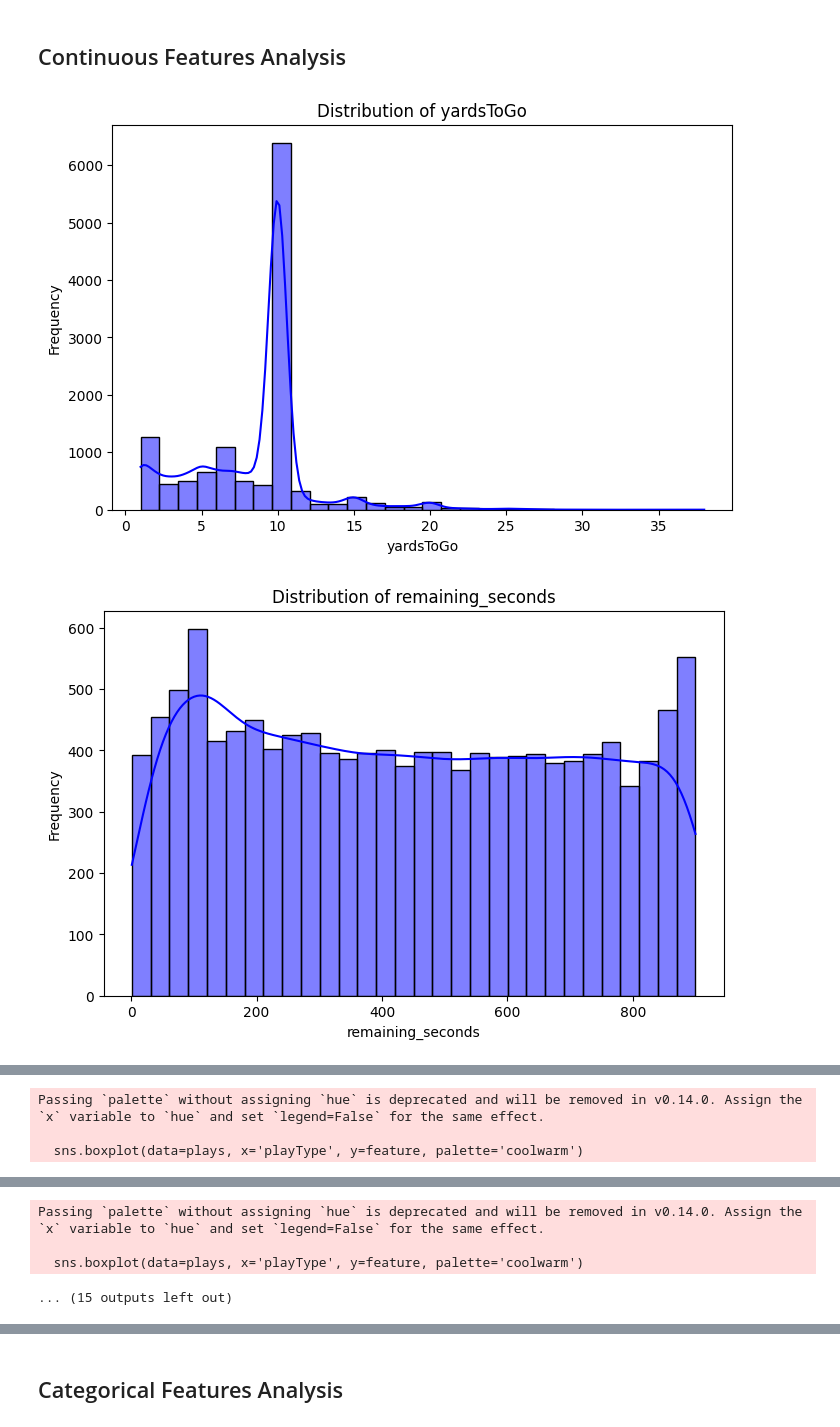
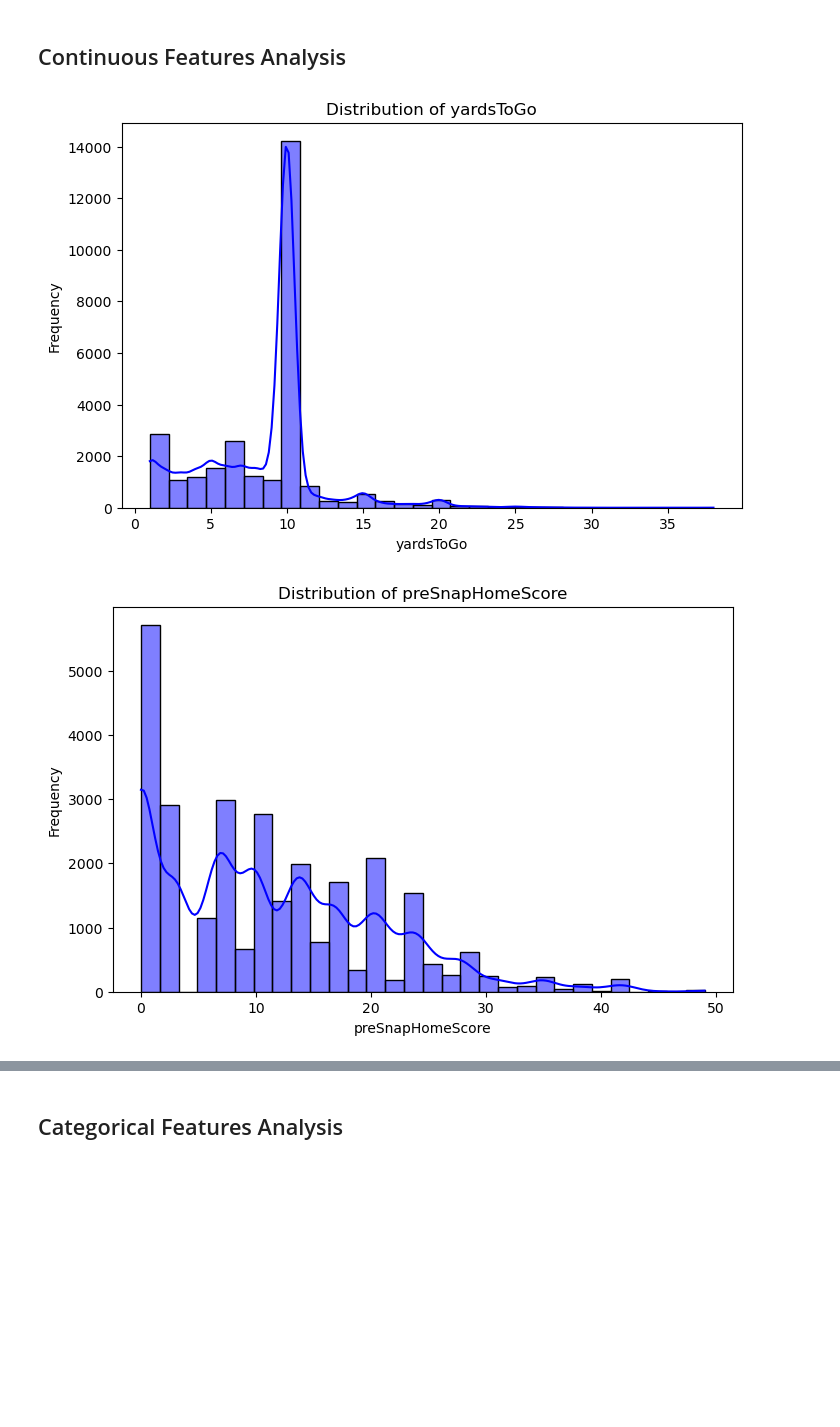
Before and after one commit to ArjunR27/NFLPlayPrediction, a Jupyter notebook: notebooks/Data_Exploration.ipynb, the cells around one changed output, grey strips where cells are left out. Drawn from its saved outputs; the diff is of its cells as text; code cells hidden in the pictures; blank space fills up the shorter version.

Commit message:
Updated Data_exploration notebook to reflect combined 2024 & 2025 datasets

```diff
--- a/notebooks/Data_Exploration.ipynb
+++ b/notebooks/Data_Exploration.ipynb
@@ -14,3 +8,11 @@ NameError: name 'pd' is not defined
+# %%
+pd.set_option('display.max_columns', None)
+
+df1 = pd.read_csv('../data/raw/plays2024.csv')
+
+df2 = pd.read_csv('../data/raw/plays2025.csv')
+
+plays = pd.concat([df1, df2], ignore_index=True)
 # %% [markdown]
 # Exploratory Data Analysis (EDA)
 # %% [markdown]
@@ -27,0 +29,17 @@ plays.head()
+# %%
+# List of columns to remove
+columns_to_remove = [
+    'foulName1', 'foulName2', 'foulNFLId1', 'foulNFLId2', 'receiverAlignment',
+    'playClockAtSnap', 'targetX', 'targetY', 'playAction', 'dropbackType',
+    'dropbackDistance', 'passLocationType', 'timeToThrow', 'timeInTackleBox',
+    'timeToSack', 'passTippedAtLine', 'unblockedPressure', 'qbSpike', 'qbKneel',
+    'qbSneak', 'rushLocationType', 'prePenaltyYardsGained', 'yardsGained',
+    'isDropback', 'pff_runConceptPrimary', 'pff_runConceptSecondary',
+    'pff_runPassOption', 'pff_passCoverage', 'pff_manZone','penaltyYards','ballCarrierId','ballCarrierDisplayName',
+    'playResult', 'prePenaltyPlayResult', 'defendersInTheBox','passLength','playNullifiedByPenalty'
+]
+
+# Drop the columns
+plays = plays.drop(columns=columns_to_remove)
+
+plays.head()
@@ -190,14 +186,0 @@ plt.show()
-# %%
-# Function to convert MM:SS to total seconds
-def convert_to_seconds(clock):
-    try:
-        minutes, seconds = map(int, clock.split(':'))
-        return minutes * 60 + seconds
-    except ValueError:  # Handle invalid or missing values
-        return None
-
-# Apply the function to create the `remaining_seconds` column
-plays['remaining_seconds'] = plays['gameClock'].apply(convert_to_seconds)
-
-# Check the new column
-print(plays[['gameClock', 'remaining_seconds']].head())
@@ -213,28 +189,28 @@ print(plays[['gameClock', 'remaining_seconds']].head())
 # %%
 # Define continuous variables
 continuous_features = [
-    'yardsToGo', 'remaining_seconds', 'preSnapHomeScore',
-    'preSnapVisitorScore', 'absoluteYardlineNumber', 'defendersInTheBox',
+    'yardsToGo', 'preSnapHomeScore',
+    'preSnapVisitorScore', 'absoluteYardlineNumber',
     'passProbability', 'preSnapHomeTeamWinProbability', 'preSnapVisitorTeamWinProbability'
 ]
 
 # Histograms with KDE for continuous features
 for feature in continuous_features:
     plt.figure(figsize=(8, 5))
     sns.histplot(plays[feature], kde=True, bins=30, color='blue')
     plt.title(f'Distribution of {feature}')
     plt.xlabel(feature)
     plt.ylabel('Frequency')
     plt.show()
 
 # Boxplots to analyze relationship with playType
 for feature in continuous_features:
     plt.figure(figsize=(8, 5))
-    sns.boxplot(data=plays, x='playType', y=feature, palette='coolwarm')
+    sns.boxplot(data=plays, x='playType', y=feature, legend=False, palette='coolwarm', hue='playType')
     plt.title(f'{feature} by Play Type')
     plt.xlabel('Play Type')
     plt.ylabel(feature)
     plt.show()
 # %% [output]
-[figure, old version]
+[figure, new version]
-[figure, old version]
+[figure, new version]
@@ -248,3 +223,0 @@ for feature in continuous_features:
-Passing `palette` without assigning `hue` is deprecated and will be removed in v0.14.0. Assign the `x` variable to `hue` and set `legend=False` for the same effect.
-
-  sns.boxplot(data=plays, x='playType', y=feature, palette='coolwarm')
@@ -252,4 +224,0 @@ Passing `palette` without assigning `hue` is deprecated and will be removed in v
-Passing `palette` without assigning `hue` is deprecated and will be removed in v0.14.0. Assign the `x` variable to `hue` and set `legend=False` for the same effect.
-
-  sns.boxplot(data=plays, x='playType', y=feature, palette='coolwarm')
-... (15 outputs left out)
```
Also changed, not shown: parts of 37 cells of this notebook, 3 other files.
